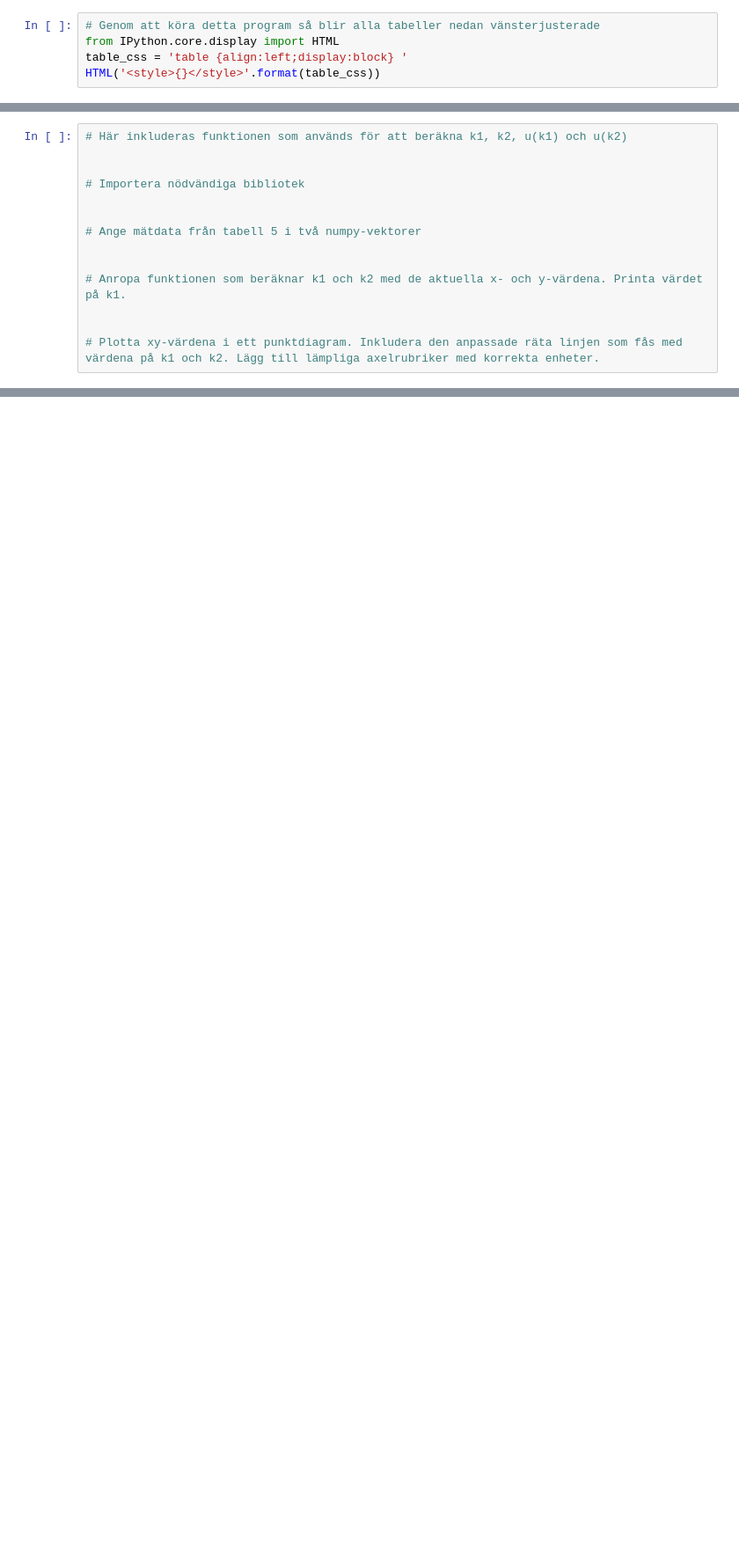
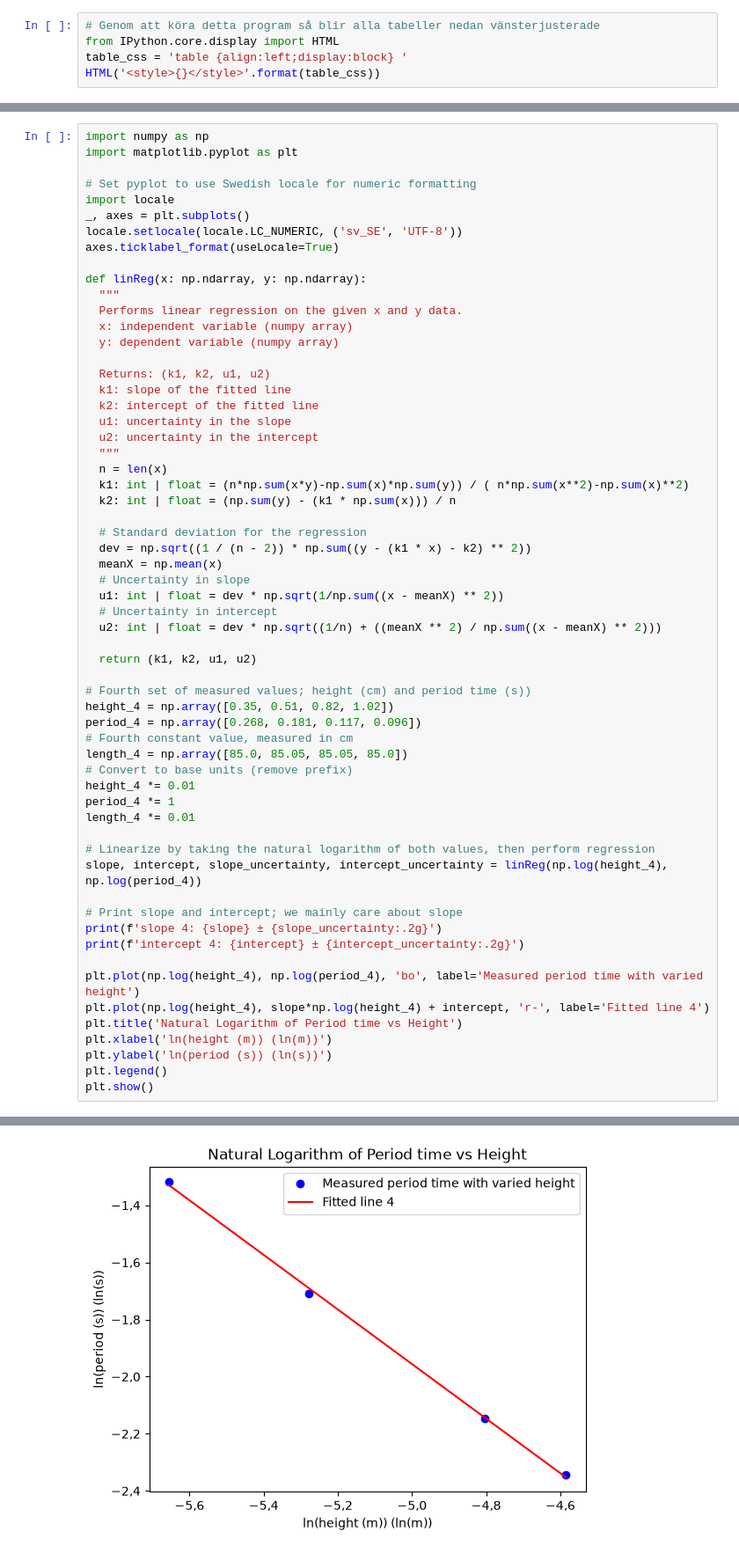
Before and after one commit to noelle-loov/examining_lab, a Jupyter notebook: Dimensionsanalys_mall.ipynb, the cells around one changed output, grey strips where cells are left out. Shown at 88% size. Cells and saved outputs as stored; diff of their text form; blank space fills up the shorter version.

```diff
--- a/Dimensionsanalys_mall.ipynb
+++ b/Dimensionsanalys_mall.ipynb
@@ -231,14 +350,61 @@ Vi sätter $x=\ln(a)$ och $y=\ln(z)$ och plottar mätvärdena i en $xy$-graf, se
 # %%
-# Här inkluderas funktionen som används för att beräkna k1, k2, u(k1) och u(k2)
+import numpy as np
+import matplotlib.pyplot as plt
 
+# Set pyplot to use Swedish locale for numeric formatting
+import locale
+_, axes = plt.subplots()
+locale.setlocale(locale.LC_NUMERIC, ('sv_SE', 'UTF-8'))
+axes.ticklabel_format(useLocale=True)
 
-# Importera nödvändiga bibliotek
+def linReg(x: np.ndarray, y: np.ndarray):
+  """
+  Performs linear regression on the given x and y data.
+  x: independent variable (numpy array)
+  y: dependent variable (numpy array)
 
+  Returns: (k1, k2, u1, u2)
+  k1: slope of the fitted line
+  k2: intercept of the fitted line
+  u1: uncertainty in the slope
+  u2: uncertainty in the intercept
+  """
+  n = len(x)
+  k1: int | float = (n*np.sum(x*y)-np.sum(x)*np.sum(y)) / ( n*np.sum(x**2)-np.sum(x)**2)
+  k2: int | float = (np.sum(y) - (k1 * np.sum(x))) / n
 
-# Ange mätdata från tabell 5 i två numpy-vektorer
+  # Standard deviation for the regression
+  dev = np.sqrt((1 / (n - 2)) * np.sum((y - (k1 * x) - k2) ** 2))
+  meanX = np.mean(x)
+  # Uncertainty in slope
+  u1: int | float = dev * np.sqrt(1/np.sum((x - meanX) ** 2))
+  # Uncertainty in intercept
+  u2: int | float = dev * np.sqrt((1/n) + ((meanX ** 2) / np.sum((x - meanX) ** 2)))
 
+  return (k1, k2, u1, u2)
 
-# Anropa funktionen som beräknar k1 och k2 med de aktuella x- och y-värdena. Printa värdet på k1.
+# Fourth set of measured values; height (cm) and period time (s))
+height_4 = np.array([0.35, 0.51, 0.82, 1.02])
+period_4 = np.array([0.268, 0.181, 0.117, 0.096])
+# Fourth constant value, measured in cm
+length_4 = np.array([85.0, 85.05, 85.05, 85.0])
+# Convert to base units (remove prefix)
+height_4 *= 0.01
+period_4 *= 1
+length_4 *= 0.01
 
+# Linearize by taking the natural logarithm of both values, then perform regression
+slope, intercept, slope_uncertainty, intercept_uncertainty = linReg(np.log(height_4), np.log(period_4))
 
-# Plotta xy-värdena i ett punktdiagram. Inkludera den anpassade räta linjen som fås med värdena på k1 och k2. Lägg till lämpliga axelrubriker med korrekta enheter.
+# Print slope and intercept; we mainly care about slope
+print(f'slope 4: {slope} ± {slope_uncertainty:.2g}')
+print(f'intercept 4: {intercept} ± {intercept_uncertainty:.2g}')
+
+plt.plot(np.log(height_4), np.log(period_4), 'bo', label='Measured period time with varied height')
+plt.plot(np.log(height_4), slope*np.log(height_4) + intercept, 'r-', label='Fitted line 4')
+plt.title('Natural Logarithm of Period time vs Height')
+plt.xlabel('ln(height (m)) (ln(m))')
+plt.ylabel('ln(period (s)) (ln(s))')
+plt.legend()
+plt.show()
+# %% [output]
@@ -244,0 +413 @@ Vi sätter $x=\ln(a)$ och $y=\ln(z)$ och plottar mätvärdena i en $xy$-graf, se
+[figure, added]
```
Also changed, not shown: parts of 16 cells of this notebook, 10 other files.
